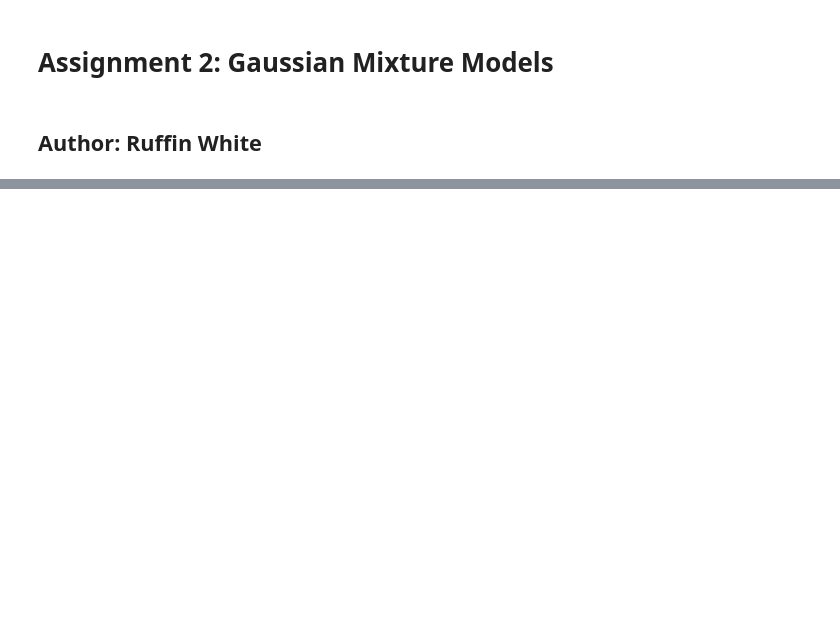
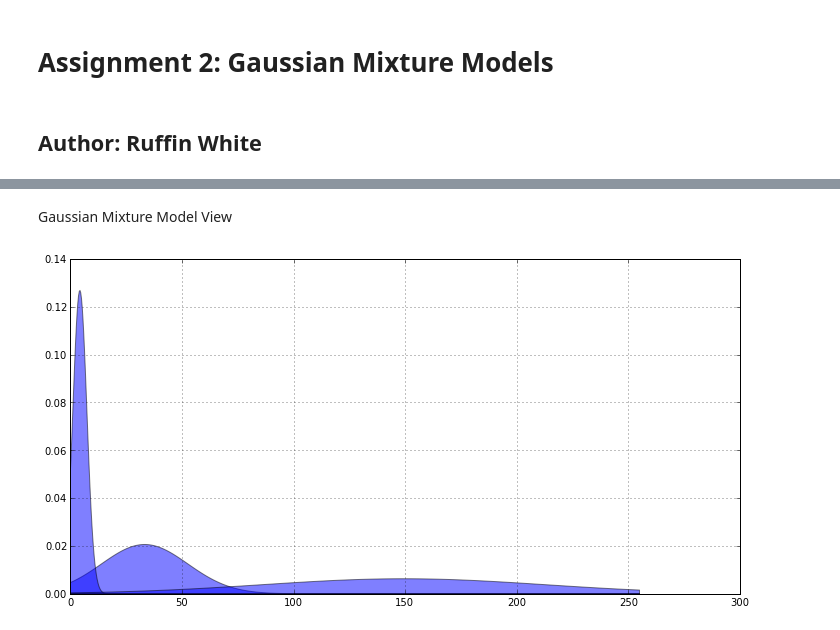
Before and after one commit to HoodPanther/CS6601, a Jupyter notebook: HW/HW2/HW2.ipynb, the cells around one changed output, grey strips where cells are left out. Cells and saved outputs as stored; diff of their text form; code cells hidden in the pictures; blank space fills up the shorter version.

```diff
--- a/HW/HW2/HW2.ipynb
+++ b/HW/HW2/HW2.ipynb
@@ -26,0 +261,12 @@ plt.show()
+# %% [markdown]
+Gaussian Mixture Model View
+# %%
+fig = pyplot.figure(figsize=(12,6), dpi=300)
+sigma = sqrt(variance)
+x = np.linspace(0,255,255*3)
+for i in range(n):
+    plt.fill_between(x,0,mlab.normpdf(x,means[i],sigma[i]), alpha=0.5)
+plt.grid(True)
+plt.show()
+# %% [output]
+[figure, added]
```
Also changed, not shown: parts of 34 cells of this notebook.
